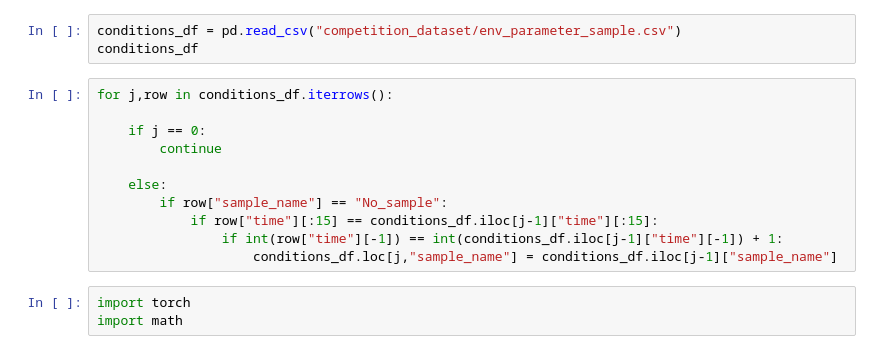
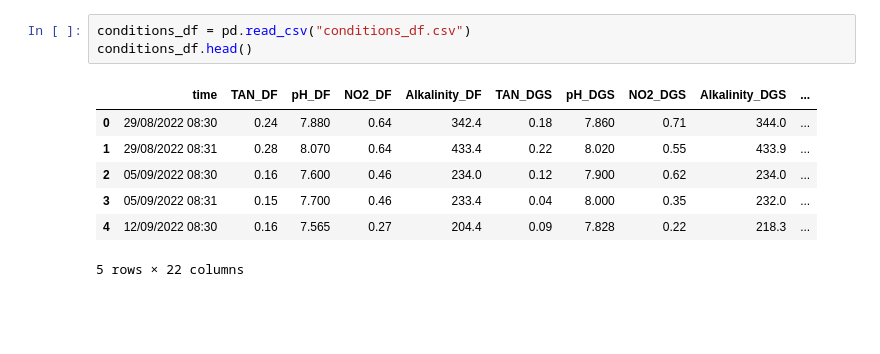
Before and after one commit to Haradai/BioBytes_Uib_Datathon2023, a Jupyter notebook: dl.ipynb, the cells around one changed output. Saved outputs shown, nothing was run; the diff lists cells and outputs as text; blank space fills up the shorter version.

```diff
--- a/dl.ipynb
+++ b/dl.ipynb
@@ -1,17 +13,11 @@
 # %%
-conditions_df = pd.read_csv("competition_dataset/env_parameter_sample.csv")
-conditions_df
+conditions_df = pd.read_csv("conditions_df.csv")
+conditions_df.head()
+# %% [output]
+|  | time | TAN_DF | pH_DF | NO2_DF | Alkalinity_DF | TAN_DGS | pH_DGS | NO2_DGS | Alkalinity_DGS | ... |
+| 0 | 29/08/2022 08:30 | 0.24 | 7.880 | 0.64 | 342.4 | 0.18 | 7.860 | 0.71 | 344.0 | ... |
+| 1 | 29/08/2022 08:31 | 0.28 | 8.070 | 0.64 | 433.4 | 0.22 | 8.020 | 0.55 | 433.9 | ... |
+| 2 | 05/09/2022 08:30 | 0.16 | 7.600 | 0.46 | 234.0 | 0.12 | 7.900 | 0.62 | 234.0 | ... |
+| 3 | 05/09/2022 08:31 | 0.15 | 7.700 | 0.46 | 233.4 | 0.04 | 8.000 | 0.35 | 232.0 | ... |
+| 4 | 12/09/2022 08:30 | 0.16 | 7.565 | 0.27 | 204.4 | 0.09 | 7.828 | 0.22 | 218.3 | ... |
+5 rows × 22 columns
-# %%
-for j,row in conditions_df.iterrows():
-
-    if j == 0:
-        continue
-
-    else:
-        if row["sample_name"] == "No_sample":
-            if row["time"][:15] == conditions_df.iloc[j-1]["time"][:15]:
-                if int(row["time"][-1]) == int(conditions_df.iloc[j-1]["time"][-1]) + 1:
-                    conditions_df.loc[j,"sample_name"] = conditions_df.iloc[j-1]["sample_name"]
-# %%
-import torch
-import math
```
Also changed, not shown: parts of 41 cells of this notebook, 23 other files.
